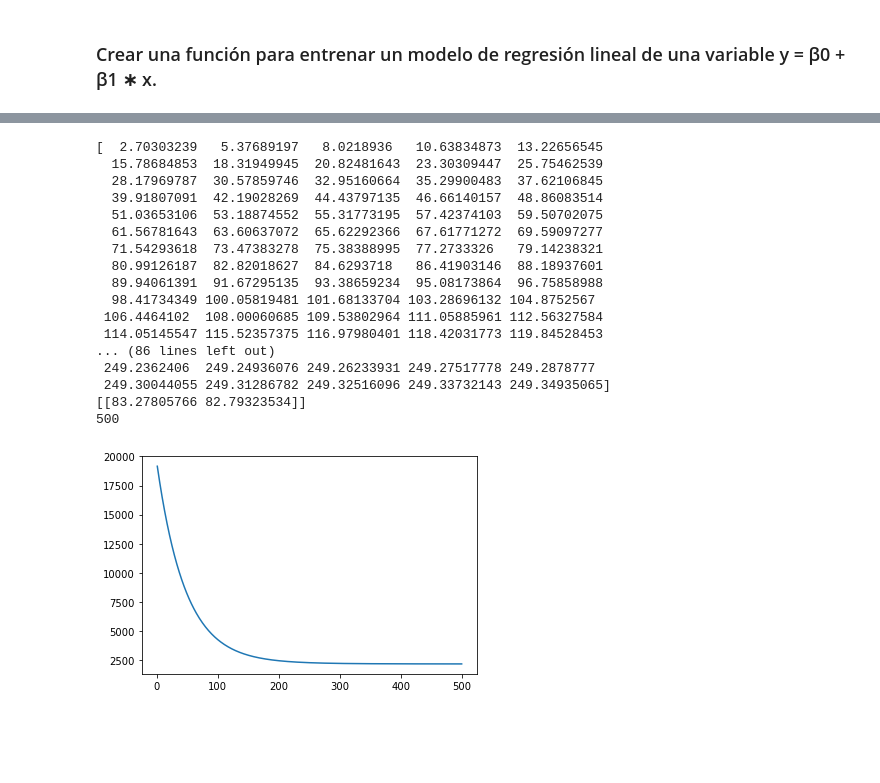
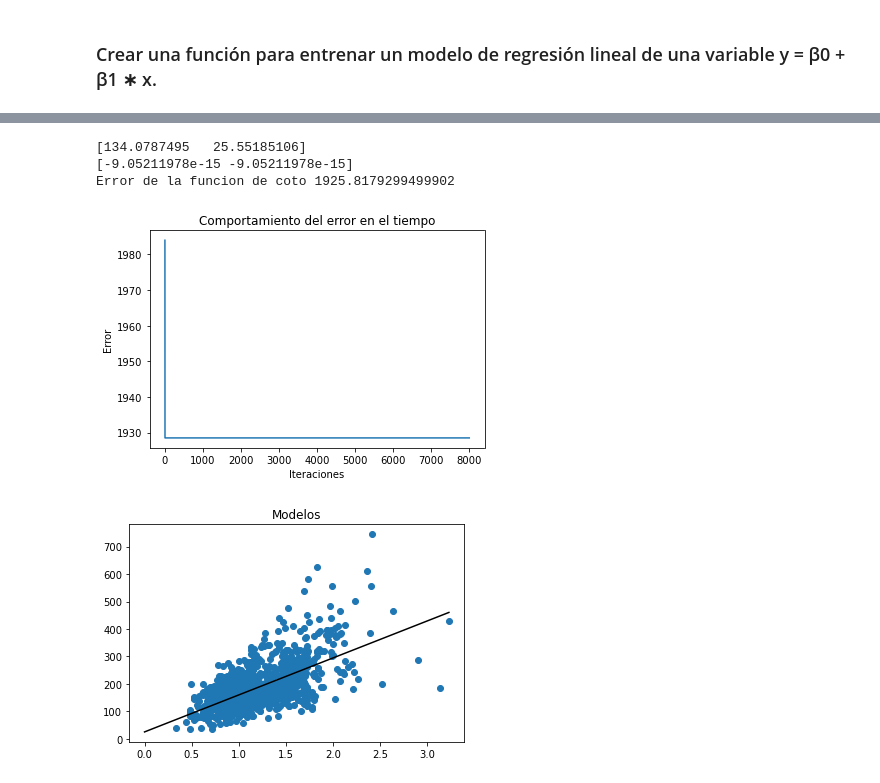
Before and after one commit to yalicar/proyecto_ADP, a Jupyter notebook: modelo.ipynb, the cells around one changed output, grey strips where cells are left out. Saved outputs shown, nothing was run; the diff lists cells and outputs as text; code cells hidden in the pictures; blank space fills up the shorter version.

```diff
--- a/modelo.ipynb
+++ b/modelo.ipynb
@@ -120,2 +76,14 @@ def DescGrad(x, y, α, epochs):
-# %%
-BETAS, Iter, thetas_hist = DescGrad(X_train,y_train, α = 0.005, epochs = 500)
+# %%
+Betas_final, iter_hist,cost_hist, thetas_hist,grad_hist = DescGrad(X_train,y_train, α = 0.7, epochs = 8000)
+# Betas_final , Son los b0, b1 que mejor resultado daran
+# iter_hist , Array con el historico de iteraciones realizadas
+# cost_hist, Array con el error para cada iteracion
+# thetas_hist, parametros del modelo b0, b1 actualzados en cada iteracion
+# grad_hist, Array con el gradiente del error para cada paramero b0,b1 para cada iteracion
+print(thetas_hist[-1])
+print(grad_hist[-1])
+print(f'Error de la funcion de coto {cost_hist[-1]}')
+# %% [output]
+[134.0787495   25.55185106]
+[-9.05211978e-15 -9.05211978e-15]
+Error de la funcion de coto 1925.8179299499902
@@ -128,28 +99,30 @@ def prediccion(x,thetas_hist):
     return pred
 # %%
-print(prediccion(2,thetas_hist))
-print(thetas_hist[-1:]) # comprobacion del ultimo elemento del array
-print(len(prediccion(2,thetas_hist))) # comprobacion de que contiene el mismo numero de iteraciones
+pred_manual=prediccion(X_test,thetas_hist[-1:])[-1:]
+#print(thetas_hist[-1:]) # comprobacion del ultimo elemento del array
+#print((X_test[-1:]))
+#print((y_test[-1:]))
-# %% [output]
-[  2.70303239   5.37689197   8.0218936   10.63834873  13.22656545
-  15.78684853  18.31949945  20.82481643  23.30309447  25.75462539
-  28.17969787  30.57859746  32.95160664  35.29900483  37.62106845
-  39.91807091  42.19028269  44.43797135  46.66140157  48.86083514
-  51.03653106  53.18874552  55.31773195  57.42374103  59.50702075
-  61.56781643  63.60637072  65.62292366  67.61771272  69.59097277
-  71.54293618  73.47383278  75.38388995  77.2733326   79.14238321
-  80.99126187  82.82018627  84.6293718   86.41903146  88.18937601
-  89.94061391  91.67295135  93.38659234  95.08173864  96.75858988
-  98.41734349 100.05819481 101.68133704 103.28696132 104.8752567
- 106.4464102  108.00060685 109.53802964 111.05885961 112.56327584
- 114.05145547 115.52357375 116.97980401 118.42031773 119.84528453
-... (86 lines left out)
- 249.2362406  249.24936076 249.26233931 249.27517778 249.2878777
- 249.30044055 249.31286782 249.32516096 249.33732143 249.34935065]
-[[83.27805766 82.79323534]]
-500
-# %%
-plt.plot(Iter["# Iteracion"],Iter["Error"])
-plt.show()
-# %% [output]
-[figure, removed]
+# %%
+# Funcion para graficar el error
+def plot_err(Iter,his_cost):
+    plt.plot(Iter,his_cost)
+    plt.xlabel('Iteraciones')
+    plt.ylabel('Error')
+    plt.title("Comportamiento del error en el tiempo")
+    plt.show()
+# %%
+# Funcion para graficar como funciona el modelo
+def plot_model(betas):
+    b=betas[0][0]
+    a=betas[1][0]
+    plt.scatter(X_train, y_train)
+    pred_x = [0, max(X_train)]
+    pred_y = [a+b*0, a+b*max(X_train)]
+    plt.title('Modelos')
+    plt.plot(pred_x, pred_y, "k")
+# %%
+plot_err(iter_hist,cost_hist)
+plot_model(Betas_final)
+# %% [output]
+[figure, added]
+[figure, added]
```
Also changed, not shown: parts of 16 cells of this notebook, 3 other files.
